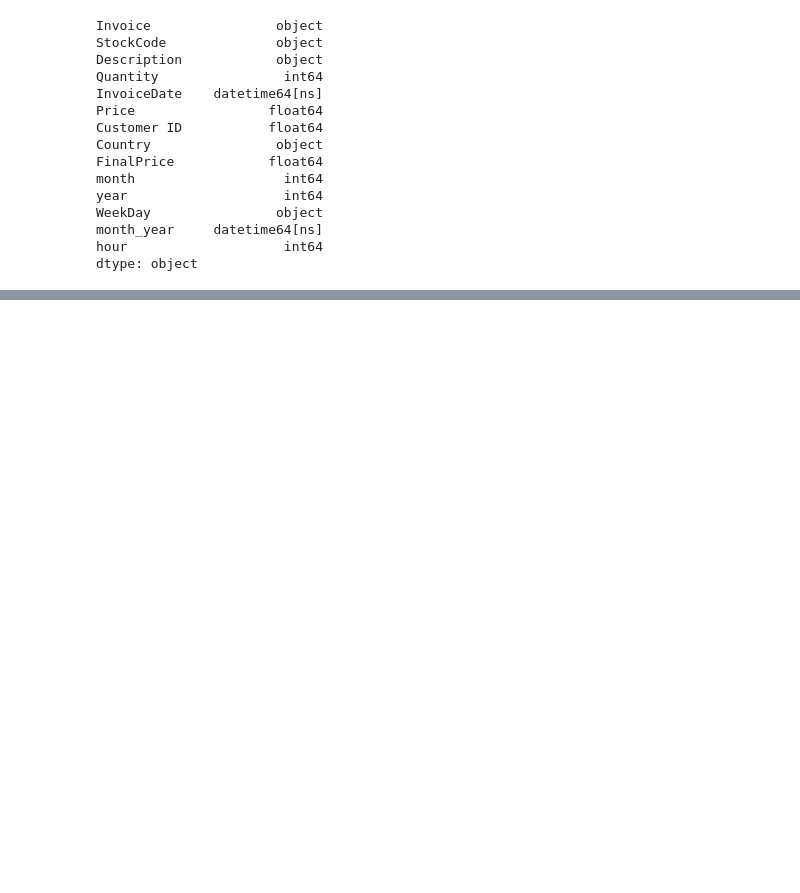
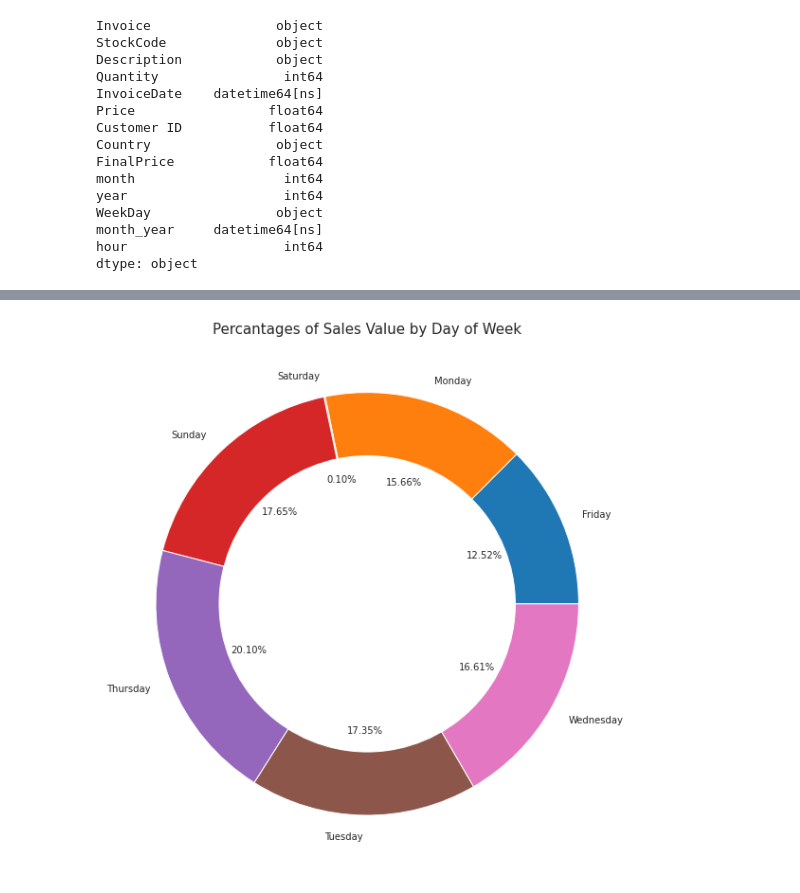
Before and after one commit to TharindaAdhikari/ML_Assignment2_IT19037752_IT19047966_IT19189390, a Jupyter notebook: Customer_Segmentaion.ipynb, the cells around one changed output, grey strips where cells are left out. Cells and saved outputs as stored; diff of their text form; code cells hidden in the pictures; blank space fills up the shorter version.

```diff
--- a/Customer_Segmentaion.ipynb
+++ b/Customer_Segmentaion.ipynb
@@ -312,0 +386,16 @@ dtype: object
+# %%
+# create data
+pie = pd.DataFrame(data.groupby("WeekDay" )['Invoice'].count()).reset_index()
+size_of_groups=pie['Invoice']
+names='Friday', 'Monday', 'Saturday', 'Sunday','Thursday','Tuesday','Wednesday'
+plt.figure(figsize=(10,15))
+# Create a pieplot
+plt.pie(size_of_groups , labels=names , autopct='%1.2f%%')
+# add a circle at the center
+my_circle=plt.Circle( (0,0), 0.7, color='white')
+p=plt.gcf()
+p.gca().add_artist(my_circle)
+plt.title('Percantages of Sales Value by Day of Week', fontsize = 15)
+plt.show()
+# %% [output]
+[figure, added]
```
Also changed, not shown: parts of 12 cells of this notebook.
